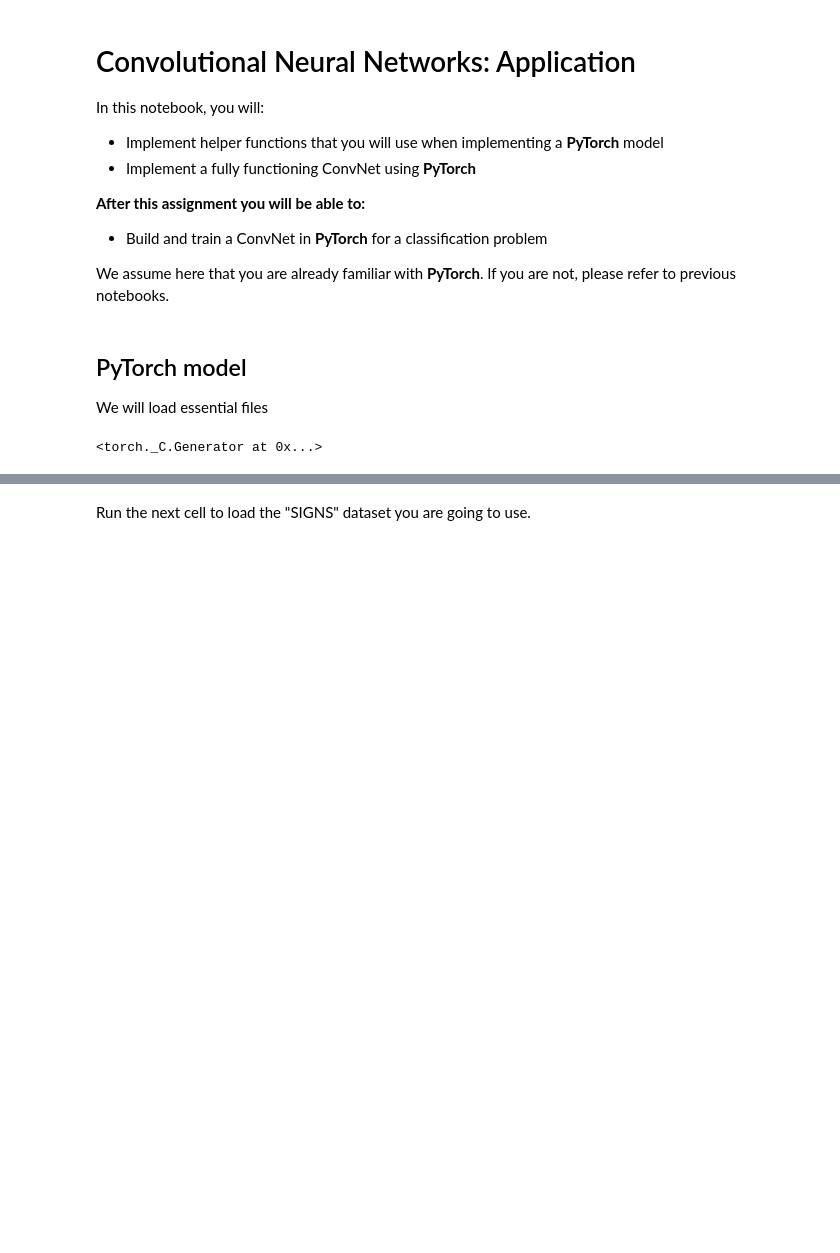
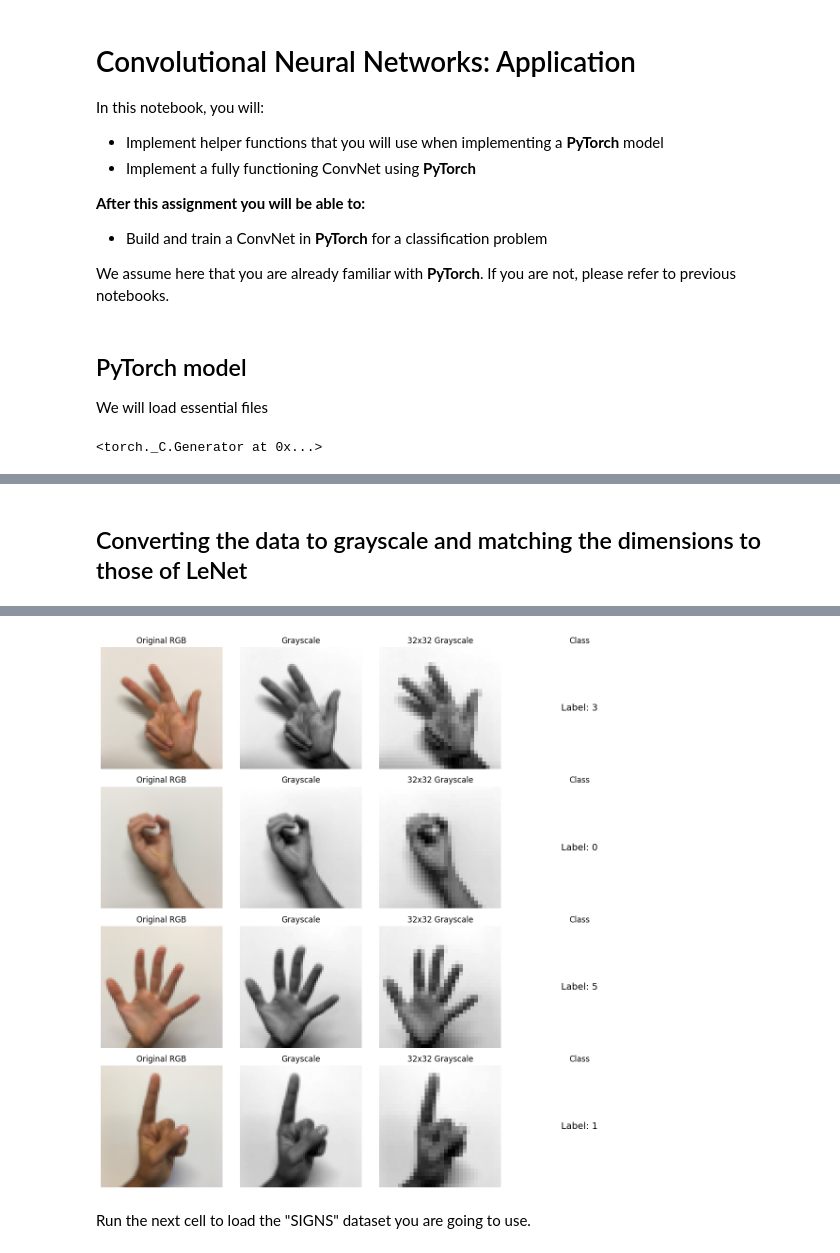
Before and after one commit to Ag3-S/Neural-Networks-Lab, a Jupyter notebook: Experiment_8_pytorch_CNN.ipynb, the cells around one changed output, grey strips where cells are left out. Cells and saved outputs as stored; diff of their text form; code cells hidden in the pictures; blank space fills up the shorter version.

```diff
--- a/Experiment_8_pytorch_CNN.ipynb
+++ b/Experiment_8_pytorch_CNN.ipynb
@@ -39,0 +161,77 @@ torch.manual_seed(1) # PyTorch seed for reproducibility
+# %% [markdown]
+## Converting the data to grayscale and matching  the dimensions to those of LeNet
+# %%
+
+import cv2
+
+# Convert RGB images to grayscale and resize to 32x32
+
+def preprocess_images(images):
+    processed = []
+
+    for img in images:
+        # RGB to grayscale
+        gray = cv2.cvtColor(img, cv2.COLOR_RGB2GRAY)
+
+        # Resize to 32x32
+        resized = cv2.resize(gray, (32, 32))
+
+        processed.append(resized)
+
+    return np.array(processed)
+
+
+# Preprocess training and testing images
+X_train_gray = preprocess_images(X_train)
+X_test_gray = preprocess_images(X_test)
+
+
+# 1. Display dimensions
+
+print("Original training shape:", X_train.shape)
+print("Original testing shape:", X_test.shape)
+
+print("\nAfter preprocessing:")
+print("X_train_gray:", X_train_gray.shape)
+print("X_test_gray:", X_test_gray.shape)
+
+print("\nImage data type:", X_train_gray.dtype)
+
+
+# 2. Visualize original vs processed images
+
+fig, axes = plt.subplots(4, 4, figsize=(12, 12))
+
+for i in range(4):
+
+    # Original image
+    axes[i, 0].imshow(X_train[i])
+    axes[i, 0].set_title("Original RGB")
+
+    # Grayscale image
+    axes[i, 1].imshow(
+        cv2.cvtColor(X_train[i], cv2.COLOR_RGB2GRAY),
+        cmap="gray"
+    )
+    axes[i, 1].set_title("Grayscale")
+
+    # Resized image
+    axes[i, 2].imshow(X_train_gray[i], cmap="gray")
+    axes[i, 2].set_title("32x32 Grayscale")
+
+    # Label
+    axes[i, 3].text(
+        0.5, 0.5,
+        f"Label: {y_train[i]}",
+        ha="center",
+        va="center",
+        fontsize=14
+    )
+    axes[i, 3].set_title("Class")
+
+    for j in range(4):
+        axes[i, j].axis("off")
+
+plt.tight_layout()
+plt.show()
+# %% [output]
@@ -40,3 +246,4 @@ torch.manual_seed(1) # PyTorch seed for reproducibility
+[figure, added]
 # %% [markdown]
 Run the next cell to load the "SIGNS" dataset you are going to use.
 # %%
```
Also changed, not shown: parts of 9 cells of this notebook.
